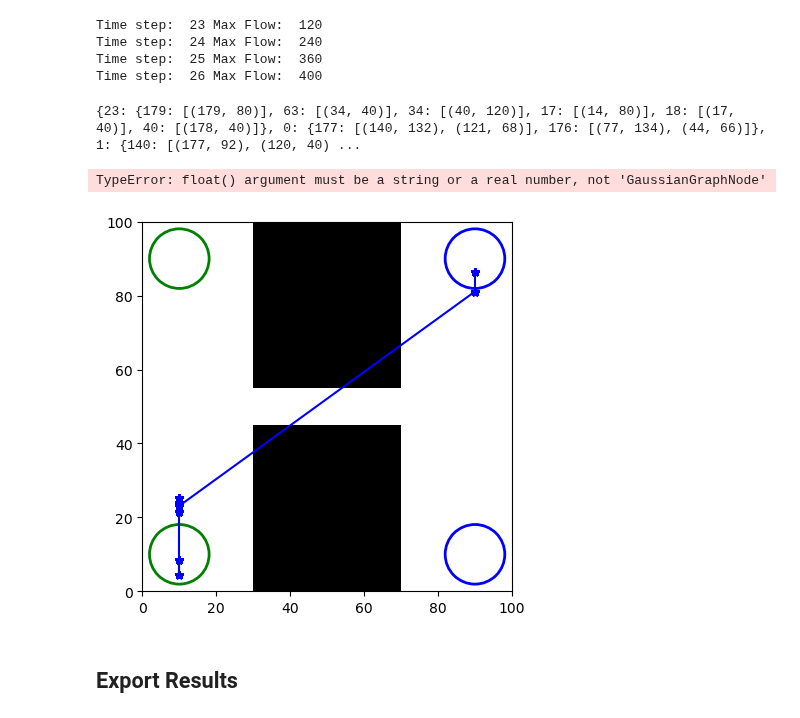
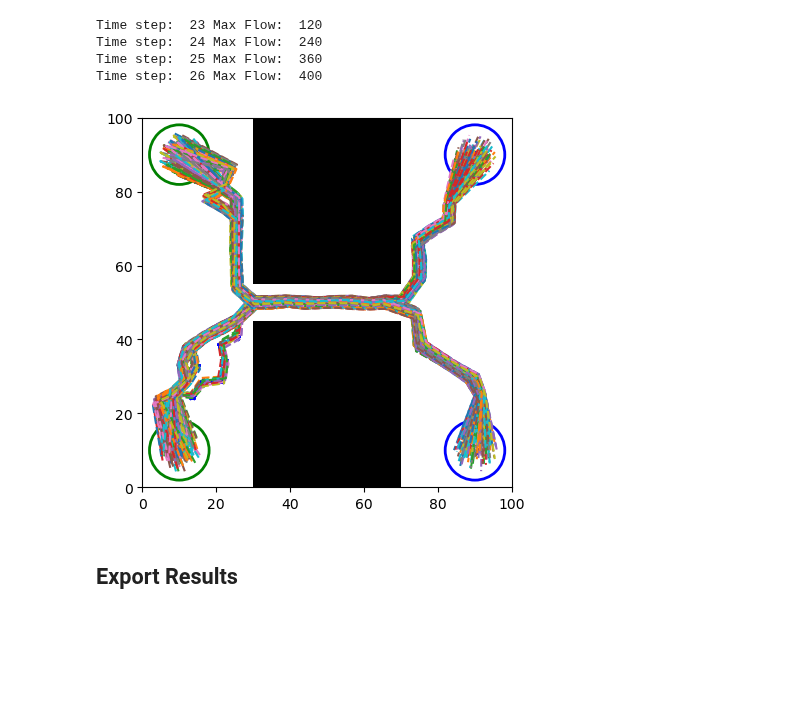
Before and after one commit to Zander-M/ST_Gaussian_PRM, a Jupyter notebook: notebooks/performance_compare.ipynb, the cells around one changed output. Drawn from its saved outputs; the diff is of its cells as text; code cells hidden in the pictures; blank space fills up the shorter version.

```diff
--- a/notebooks/performance_compare.ipynb
+++ b/notebooks/performance_compare.ipynb
@@ -89,34 +89,30 @@ Time step:  26 Max Flow:  400
 # %%
 import pickle
 from matplotlib import pyplot as plt
 from swarm_prm.solvers.micro import GaussianTrajectorySolver
 
-simple_paths = gaussian_prm.get_solution(flow_dict, timestep, num_agent)
+simple_paths, _ = gaussian_prm.get_solution(flow_dict, timestep, num_agent)
 macro_solution = gaussian_prm.get_macro_solution(flow_dict)
-print(macro_solution)
 
 timestep = max(macro_solution.keys())
-
 
 gt_solver = GaussianTrajectorySolver(gaussian_prm, macro_solution, timestep, num_agent, safety_gap=0)
 gt_paths = gt_solver.solve()
 fig, ax = instance.visualize()
 
 for path in simple_paths:
     x_coords = [loc[0] for loc in path]
     y_coords = [loc[1] for loc in path]
     ax.plot(x_coords, y_coords, '-*', label='Path', color='blue')
 #
 cmap = plt.get_cmap("tab10")
 #
 for i, path in enumerate(gt_paths):
     x_coords = [loc[0] for loc in path]
     y_coords = [loc[1] for loc in path]
     ax.plot(x_coords, y_coords, '--', label='Path', color=cmap(i%10))
 # %% [output]
-{23: {179: [(179, 80)], 63: [(34, 40)], 34: [(40, 120)], 17: [(14, 80)], 18: [(17, 40)], 40: [(178, 40)]}, 0: {177: [(140, 132), (121, 68)], 176: [(77, 134), (44, 66)]}, 1: {140: [(177, 92), (120, 40) ...
-TypeError: float() argument must be a string or a real number, not 'GaussianGraphNode'
-[figure, old version]
+[figure, new version]
 # %%
 print(macro_solution)
 # %%
```
Also changed, not shown: 2 other files.
